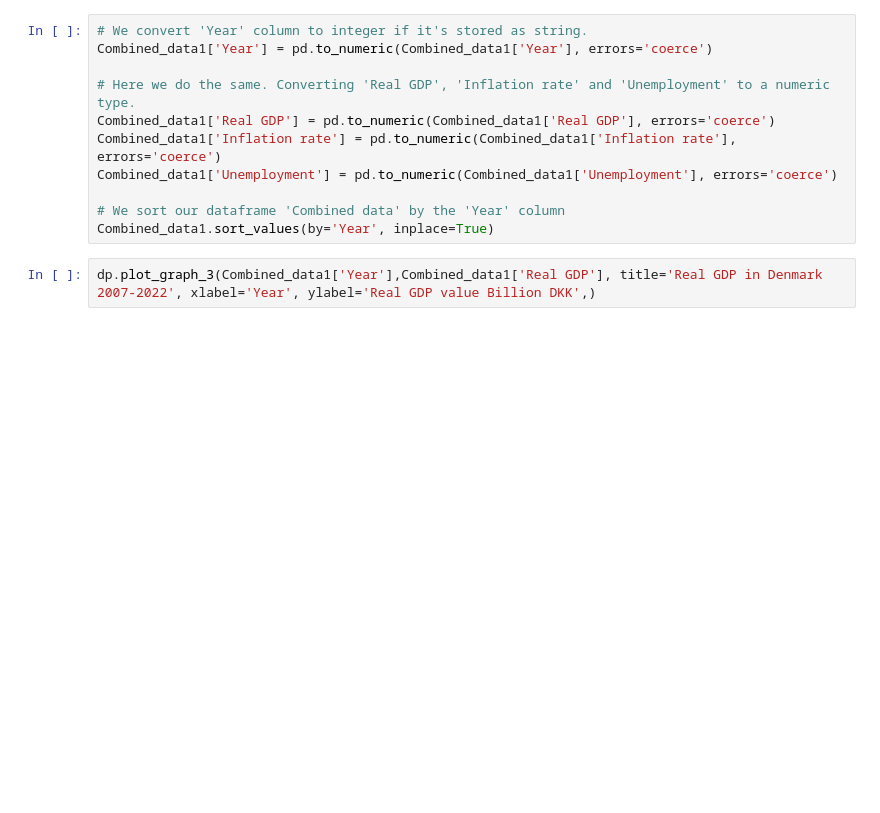
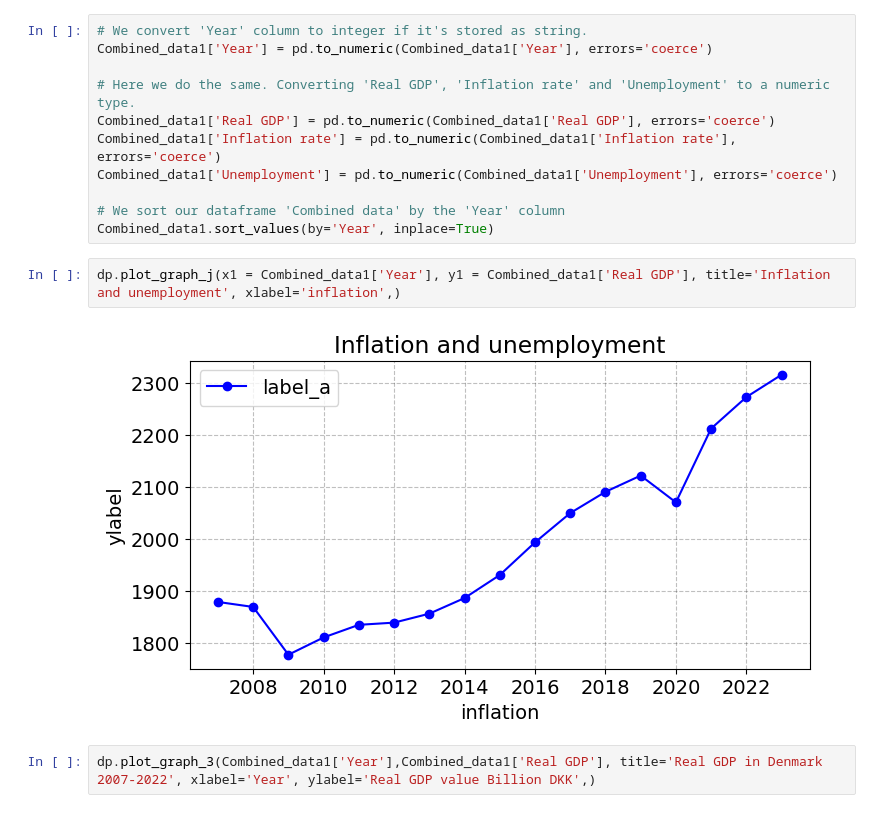
Before and after one commit to NumEconCopenhagen/projects-2024-sulaiman-phil-og-rabiah, a Jupyter notebook: dataproject/dataproject.ipynb, the cells around one changed output. Drawn from its saved outputs; the diff is of its cells as text; blank space fills up the shorter version.

```diff
--- a/dataproject/dataproject.ipynb
+++ b/dataproject/dataproject.ipynb
@@ -171,6 +174,10 @@ Combined_data1['Unemployment'] = pd.to_numeric(Combined_data1['Unemployment'], e
 
 # We sort our dataframe 'Combined data' by the 'Year' column
 Combined_data1.sort_values(by='Year', inplace=True)
+# %%
+dp.plot_graph_j(x1 = Combined_data1['Year'], y1 = Combined_data1['Real GDP'], title='Inflation and unemployment', xlabel='inflation',)
+# %% [output]
+[figure, added]
 # %%
 dp.plot_graph_3(Combined_data1['Year'],Combined_data1['Real GDP'], title='Real GDP in Denmark 2007-2022', xlabel='Year', ylabel='Real GDP value Billion DKK',)
 # %% [output]
```
Also changed, not shown: parts of 4 cells of this notebook, 1 other file.
